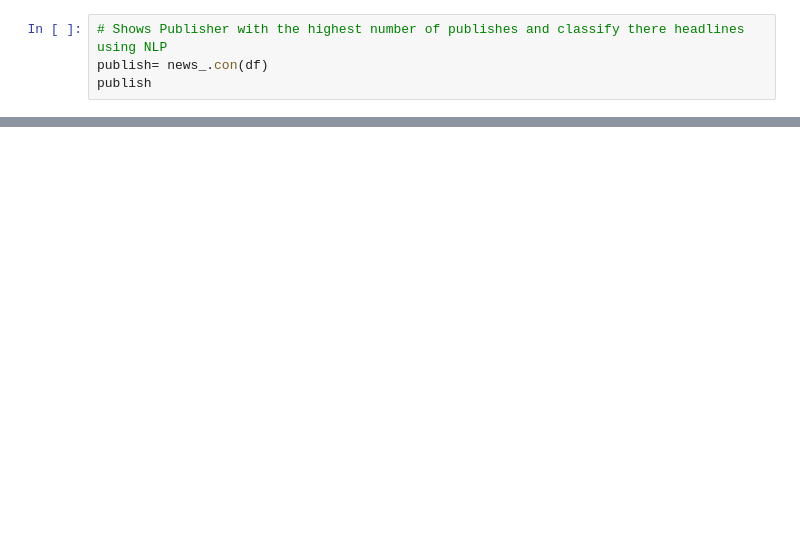
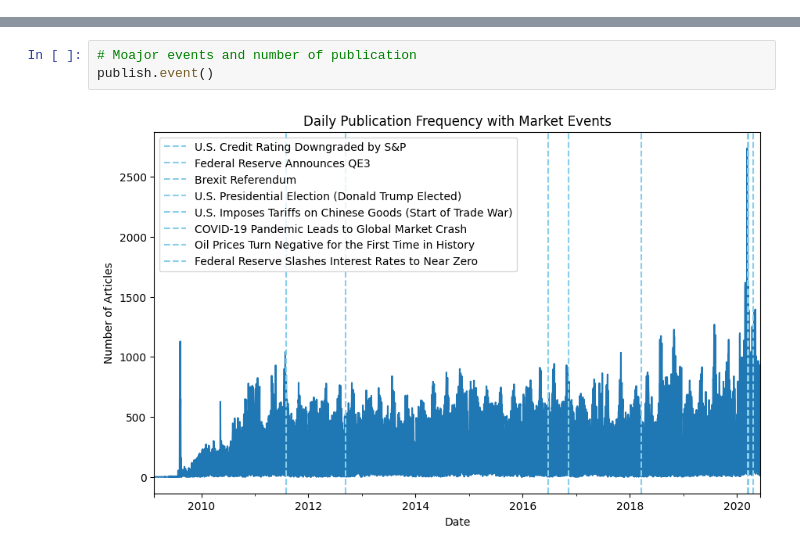
Before and after one commit to Amangtt/Stock-market-data-analysis-and-prediction, a Jupyter notebook: notebooks/article.ipynb, the cells around one changed output, grey strips where cells are left out. Saved outputs shown, nothing was run; the diff lists cells and outputs as text; blank space fills up the shorter version.

```diff
--- a/notebooks/article.ipynb
+++ b/notebooks/article.ipynb
@@ -110,4 +50,0 @@ plot_article_by_hour(df)
-# %%
-# Shows Publisher with the highest number of publishes and classify there headlines using NLP
-publish= news_.con(df)
-publish
@@ -130,2 +68,7 @@ See the caveats in the documentation: https://pandas.pydata.org/pandas-docs/stab
+# %%
+# Moajor events and number of publication
+publish.event()
+# %% [output]
+[figure, added]
 # %%
 # Displays companies with the most publish
```
Also changed, not shown: parts of 14 cells of this notebook, 3 other files.
